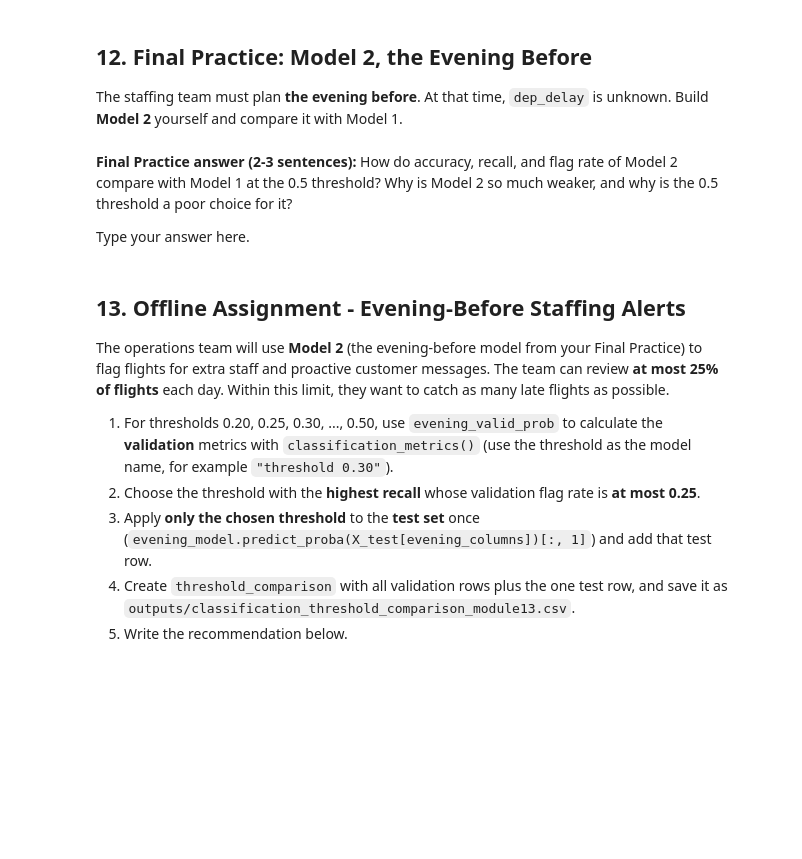
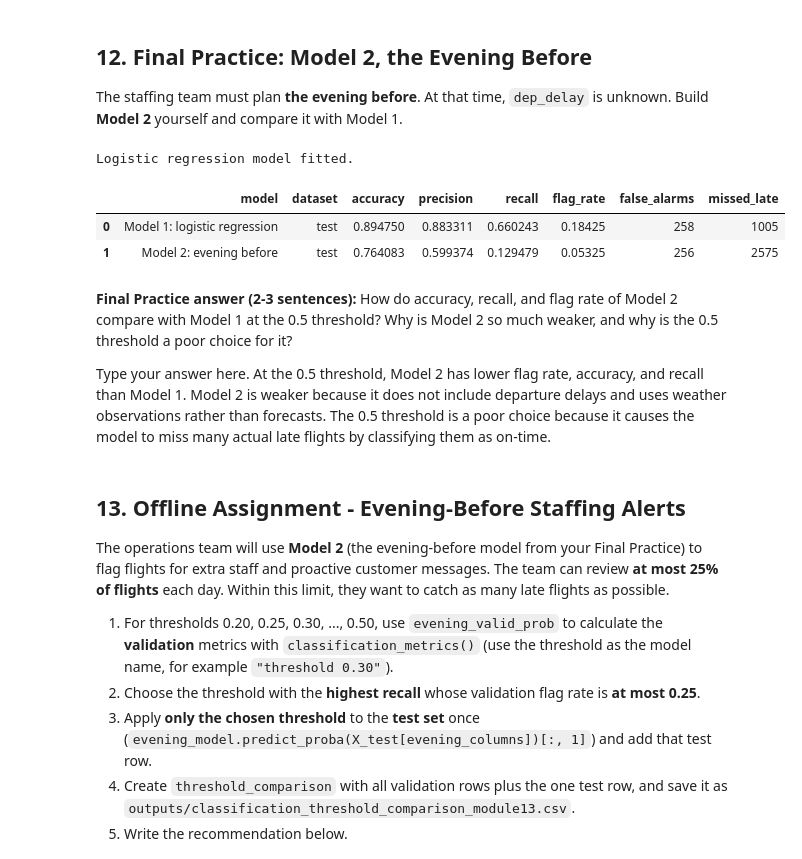
Before and after one commit to rubenruiz-gif/ban6003-week12-13-rubenruiz, a Jupyter notebook: notebooks/module13_classification_guided_lab.ipynb, the cells around one changed output. Cells and saved outputs as stored; diff of their text form; code cells hidden in the pictures; blank space fills up the shorter version.

```diff
--- a/notebooks/module13_classification_guided_lab.ipynb
+++ b/notebooks/module13_classification_guided_lab.ipynb
@@ -456,6 +542,13 @@ The staffing team must plan **the evening before**. At that time, `dep_delay` is
 # Final Practice Step 2
 # Create evening_model = make_pipeline(StandardScaler(), LogisticRegression(max_iter=1000))
 # and fit it on X_train[evening_columns] and y_train.
+evening_model = make_pipeline(StandardScaler(), LogisticRegression(max_iter=1000))
+
+evening_model.fit(X_train[evening_columns], y_train)
+
+print("Logistic regression model fitted.")
+# %% [output]
+Logistic regression model fitted.
 # %%
 # Final Practice Step 3
 # Create evening_valid_prob (probability of late on X_valid[evening_columns])
@@ -463,11 +558,32 @@ The staffing team must plan **the evening before**. At that time, `dep_delay` is
 # %%
 # Final Practice Step 4
 # Display a DataFrame with two classification_metrics(...) rows on the validation set:
 # "Model 1: logistic regression" (log_valid_pred) and "Model 2: evening before" (evening_valid_pred).
+Log_metrics = pd.DataFrame([
+    classification_metrics(
+        "Model 1: logistic regression",
+        "test",
+        y_valid,
+        log_valid_pred
+    ),
+    classification_metrics(
+        "Model 2: evening before",
+        "test",
+        y_valid,
+        evening_valid_pred
+    )
+])
+
+Log_metrics
+# %% [output]
+|  | model | dataset | accuracy | precision | recall | flag_rate | false_alarms | missed_late |
+| 0 | Model 1: logistic regression | test | 0.894750 | 0.883311 | 0.660243 | 0.18425 | 258 | 1005 |
+| 1 | Model 2: evening before | test | 0.764083 | 0.599374 | 0.129479 | 0.05325 | 256 | 2575 |
 # %% [markdown]
 **Final Practice answer (2-3 sentences):** How do accuracy, recall, and flag rate of Model 2 compare with Model 1 at the 0.5 threshold? Why is Model 2 so much weaker, and why is the 0.5 threshold a poor choice for it?
 
 Type your answer here.
+At the 0.5 threshold, Model 2 has lower flag rate, accuracy, and recall than Model 1. Model 2 is weaker because it does not include departure delays and uses weather observations rather than forecasts. The 0.5 threshold is a poor choice because it causes the model to miss many actual late flights by classifying them as on-time.
 # %% [markdown]
 ## 13. Offline Assignment - Evening-Before Staffing Alerts
 
```
Also changed, not shown: parts of 25 cells of this notebook, 2 other files.
